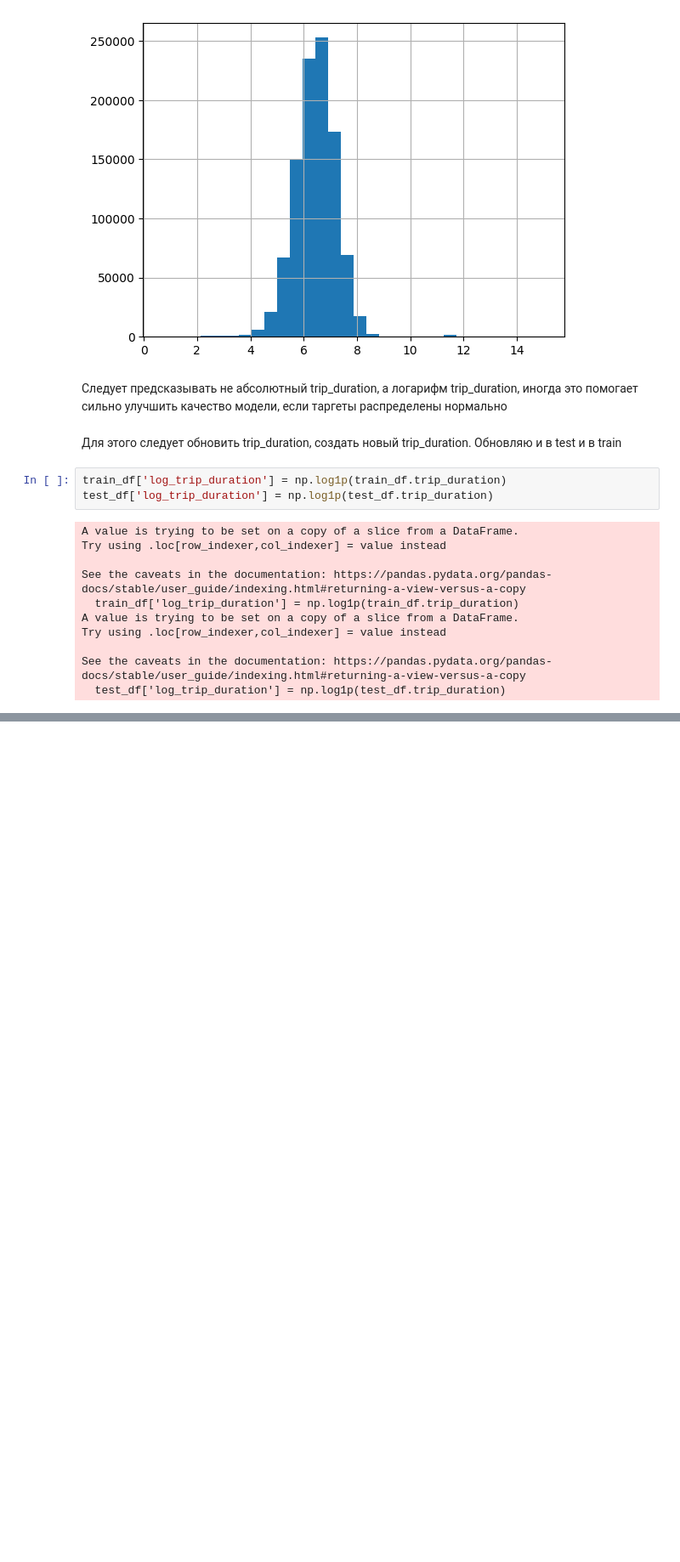
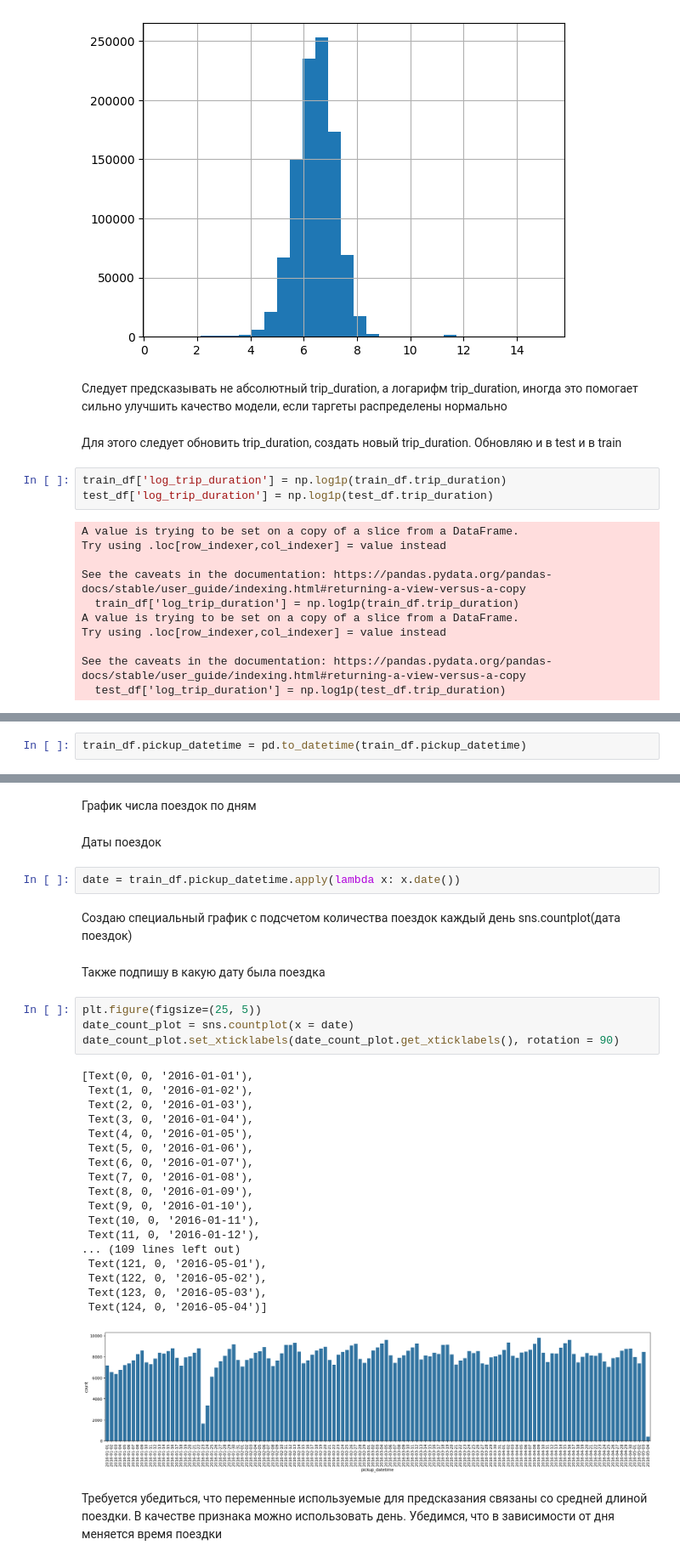
Before and after one commit to GarifullinII/LinearRegression, a Jupyter notebook: linear_regression.ipynb, the cells around one changed output, grey strips where cells are left out. Shown at 85% size. Drawn from its saved outputs; the diff is of its cells as text; blank space fills up the shorter version.

```diff
--- a/linear_regression.ipynb
+++ b/linear_regression.ipynb
@@ -139,0 +163,2 @@ See the caveats in the documentation: https://pandas.pydata.org/pandas-docs/stab
+# %%
+train_df.pickup_datetime = pd.to_datetime(train_df.pickup_datetime)
@@ -139,0 +187,35 @@ See the caveats in the documentation: https://pandas.pydata.org/pandas-docs/stab
+# %% [markdown]
+График числа поездок по дням
+# %% [markdown]
+Даты поездок
+# %%
+date = train_df.pickup_datetime.apply(lambda x: x.date())
+# %% [markdown]
+Создаю специальный график с подсчетом количества поездок каждый день sns.countplot(дата поездок)
+# %% [markdown]
+Также подпишу в какую дату была поездка
+# %%
+plt.figure(figsize=(25, 5))
+date_count_plot = sns.countplot(x = date)
+date_count_plot.set_xticklabels(date_count_plot.get_xticklabels(), rotation = 90)
+# %% [output]
+[Text(0, 0, '2016-01-01'),
+ Text(1, 0, '2016-01-02'),
+ Text(2, 0, '2016-01-03'),
+ Text(3, 0, '2016-01-04'),
+ Text(4, 0, '2016-01-05'),
+ Text(5, 0, '2016-01-06'),
+ Text(6, 0, '2016-01-07'),
+ Text(7, 0, '2016-01-08'),
+ Text(8, 0, '2016-01-09'),
+ Text(9, 0, '2016-01-10'),
+ Text(10, 0, '2016-01-11'),
+ Text(11, 0, '2016-01-12'),
+... (109 lines left out)
+ Text(121, 0, '2016-05-01'),
+ Text(122, 0, '2016-05-02'),
+ Text(123, 0, '2016-05-03'),
+ Text(124, 0, '2016-05-04')]
+[figure, added]
+# %% [markdown]
+Требуется убедиться, что переменные используемые для предсказания связаны со средней длиной поездки. В качестве признака можно использовать день. Убедимся, что в зависимости от дня меняется время поездки
```
Also changed, not shown: parts of 16 cells of this notebook.
